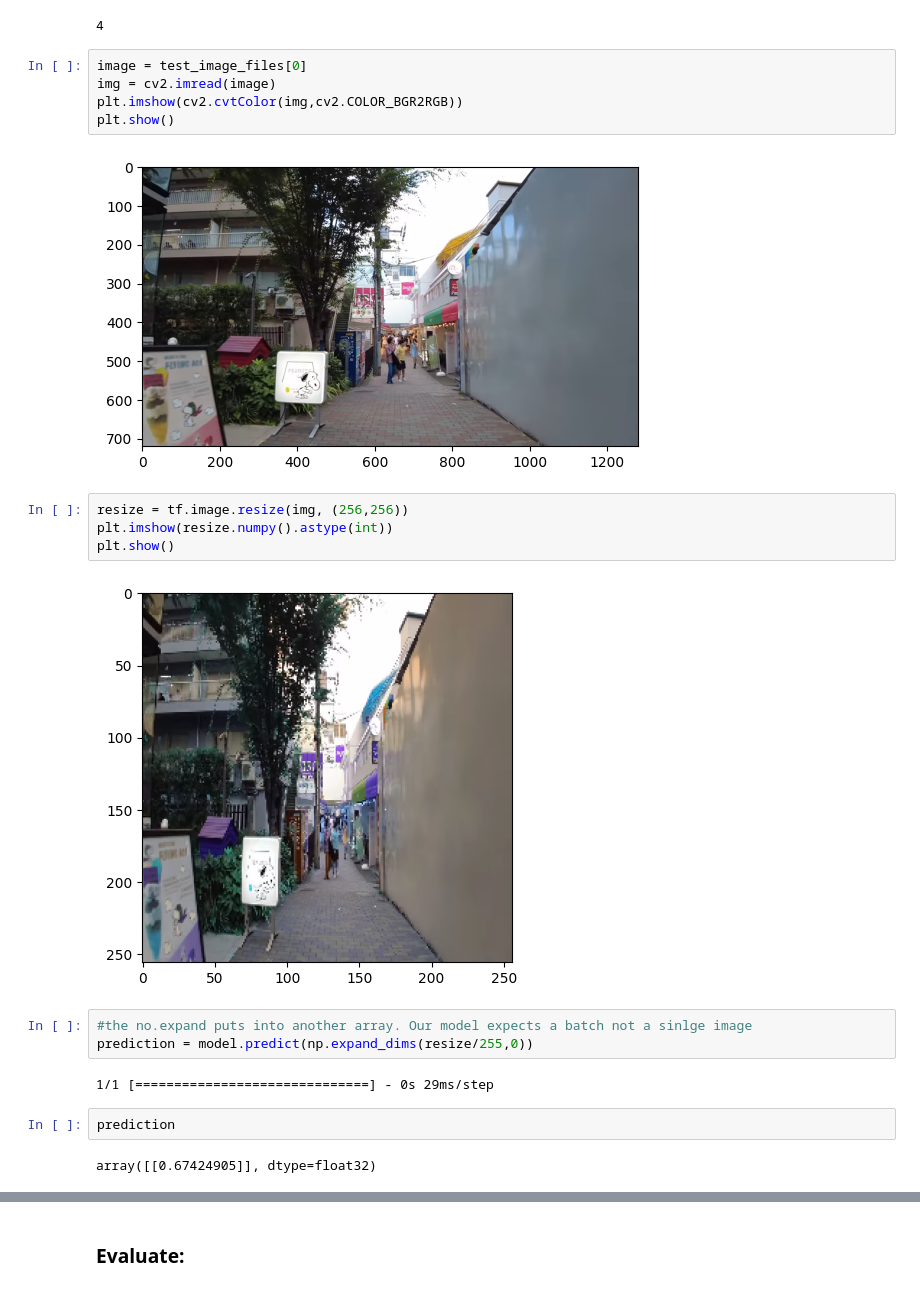
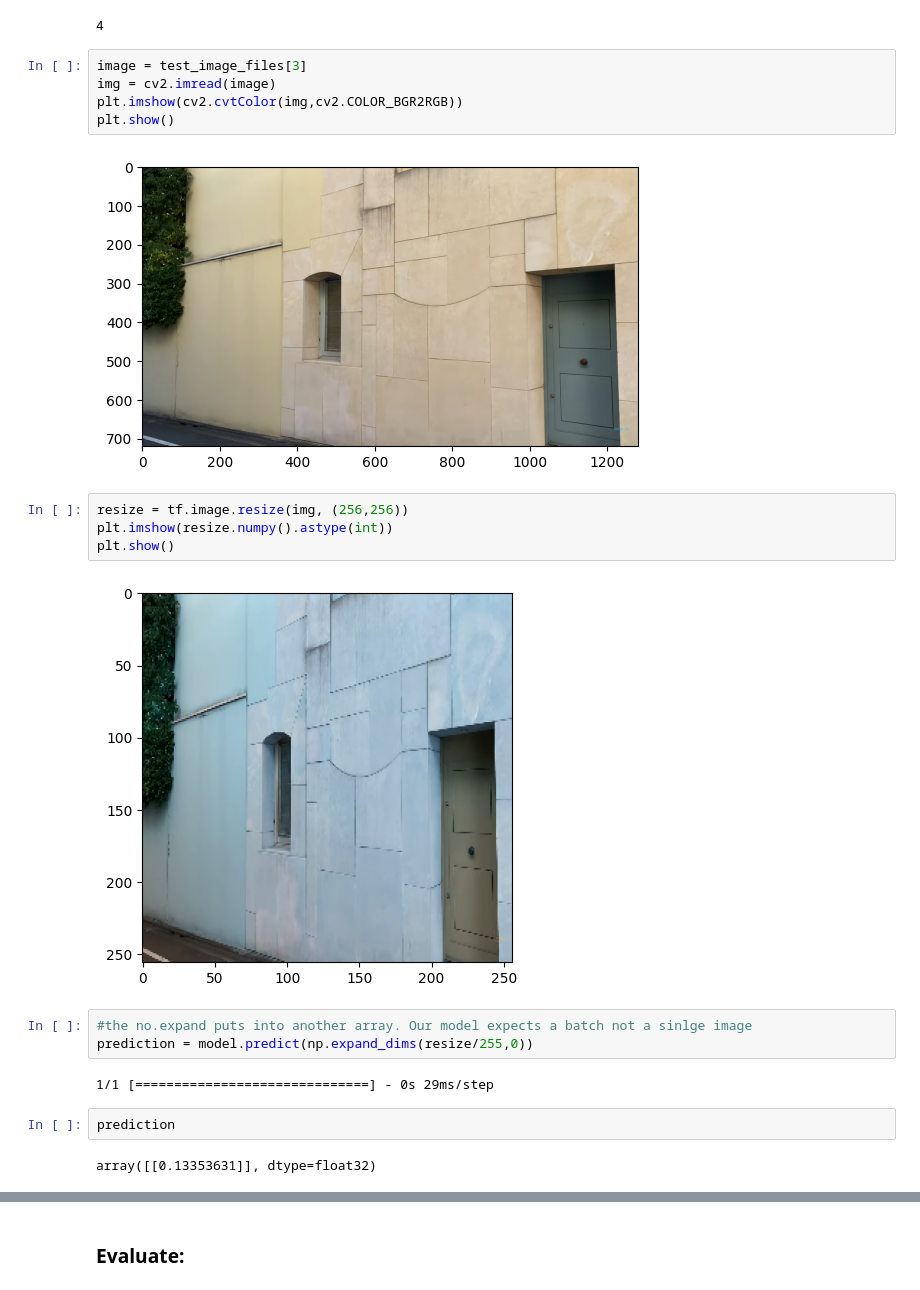
Before and after one commit to cjvillar/tf-image-train-workbook, a Jupyter notebook: tf_image.ipynb, the cells around one changed output, grey strips where cells are left out. Drawn from its saved outputs; the diff is of its cells as text.

```diff
--- a/tf_image.ipynb
+++ b/tf_image.ipynb
@@ -261,18 +264,18 @@ print(len(test_image_files))
 # %% [output]
 4
 # %%
-image = test_image_files[0]
+image = test_image_files[3]
 img = cv2.imread(image)
 plt.imshow(cv2.cvtColor(img,cv2.COLOR_BGR2RGB))
 plt.show()
 # %% [output]
-[figure, old version]
+[figure, new version]
 # %%
 resize = tf.image.resize(img, (256,256))
 plt.imshow(resize.numpy().astype(int))
 plt.show()
 # %% [output]
-[figure, old version]
+[figure, new version]
 # %%
 #the no.expand puts into another array. Our model expects a batch not a sinlge image
 prediction = model.predict(np.expand_dims(resize/255,0))
@@ -281,7 +284,7 @@ prediction = model.predict(np.expand_dims(resize/255,0))
 # %%
 prediction
 # %% [output]
-array([[0.67424905]], dtype=float32)
+array([[0.13353631]], dtype=float32)
 # %%
 if prediction > 0.5:
     print(f'{image} has a person in it')
```
Also changed, not shown: parts of 14 cells of this notebook, 4 other files.
